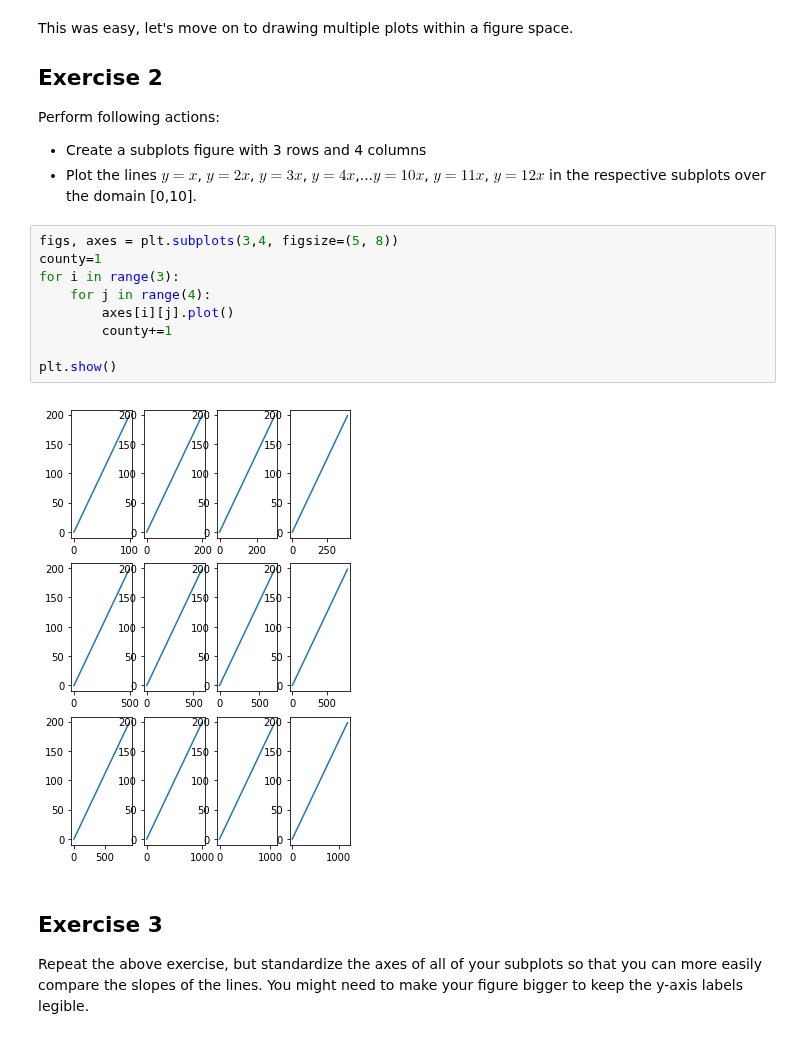
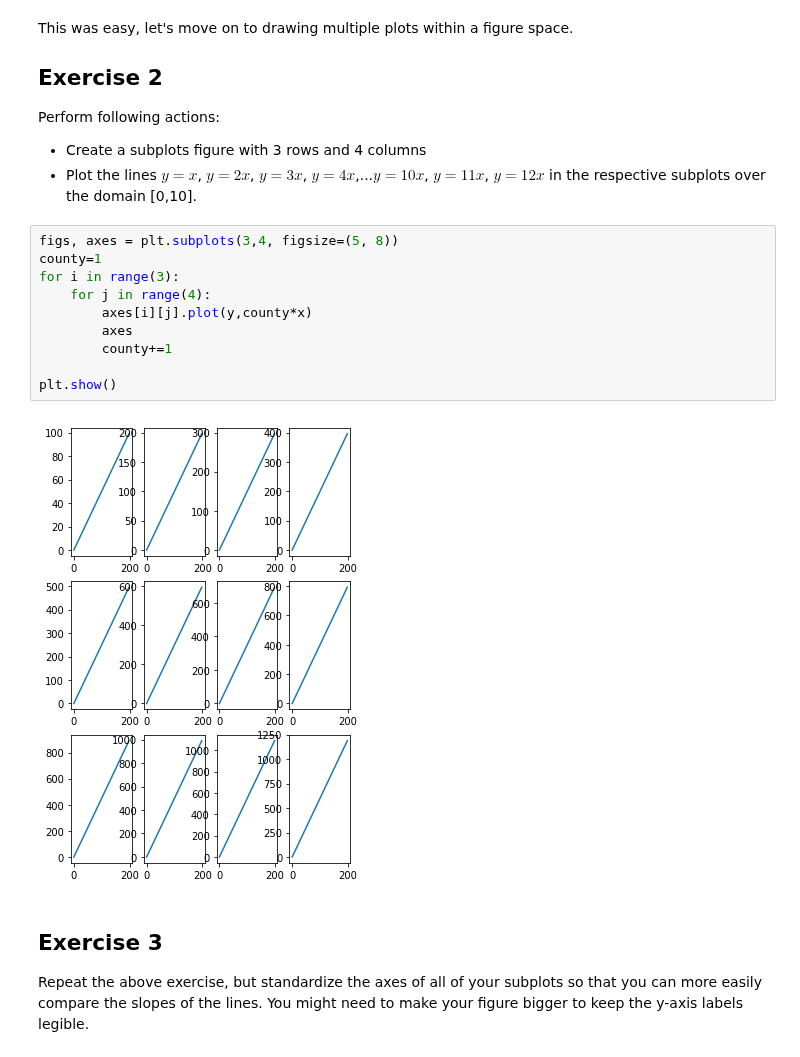
Before and after one commit to matthew-d-oliver/dsc-more-practice-with-matplotlib-lab-nyc-ds-082619, a Jupyter notebook: index.ipynb, the cells around one changed output. Saved outputs shown, nothing was run; the diff lists cells and outputs as text.

```diff
--- a/index.ipynb
+++ b/index.ipynb
@@ -82,14 +82,15 @@ Perform following actions:
 # %%
 figs, axes = plt.subplots(3,4, figsize=(5, 8))
 county=1
 for i in range(3):
     for j in range(4):
-        axes[i][j].plot()
+        axes[i][j].plot(y,county*x)
+        axes
         county+=1
 
 plt.show()
 # %% [output]
-[figure, old version]
+[figure, new version]
 # %% [markdown]
 ## Exercise 3
 
```
